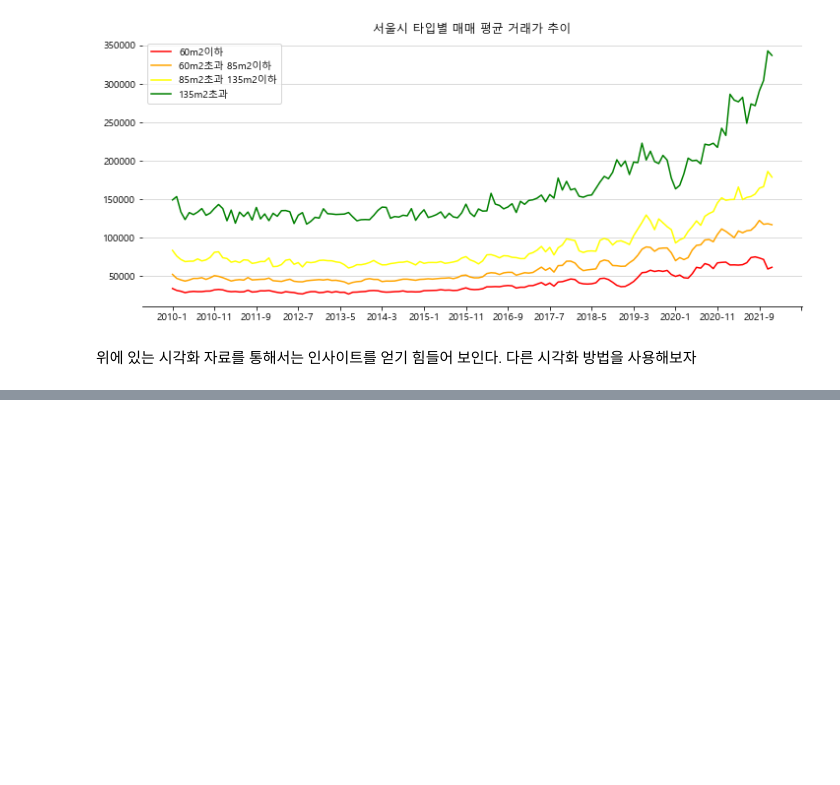
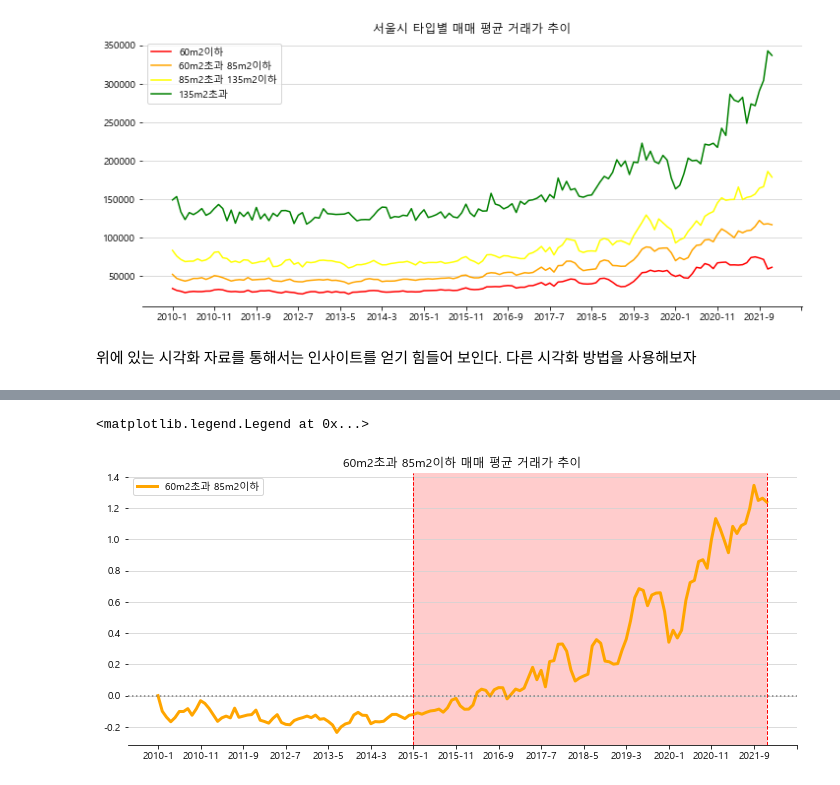
Before and after one commit to ljs7463/prop-tech, a Jupyter notebook: Real estate Analysis/분양가 상한제와 부동산 가격 분석.ipynb, the cells around one changed output, grey strips where cells are left out. Saved outputs shown, nothing was run; the diff lists cells and outputs as text; code cells hidden in the pictures; blank space fills up the shorter version.

```diff
--- a/Real estate Analysis/분양가 상한제와 부동산 가격 분석.ipynb
+++ b/Real estate Analysis/분양가 상한제와 부동산 가격 분석.ipynb
@@ -250,0 +166,26 @@ unsold = db.read_table(sql)
+# %%
+fig, ax = plt.subplots(figsize = (12, 5))
+ax.plot(df2['date'], df2['f0_'],c = 'orange',label = '60m2초과 85m2이하',linewidth = 3)
+
+# xticks개수 조절
+ax.xaxis.set_major_locator(MaxNLocator(16))
+
+# 그리드 추가
+ax.grid(axis="y", c="lightgray") # "axis = 'x'" 는 x축 세로선 grid생성
+
+# 필요없는 선 제거
+ax.spines[["left", "top", "right"]].set_visible(False)
+
+# 0점선
+ax.axhline(y=0, c="gray", ls=":")
+
+# 분양권 상한제 시점 표시
+ax.axvspan('2015-1', '2021-12', facecolor='red',alpha = 0.2)
+plt.axvline(x='2015-1', color='r', linestyle='--', linewidth=1)
+plt.axvline(x='2021-12', color='r', linestyle='--', linewidth=1)
+
+plt.title('60m2초과 85m2이하 매매 평균 거래가 추이')
+plt.legend()
+# %% [output]
+<matplotlib.legend.Legend at 0x...>
+[figure, added]
```
Also changed, not shown: parts of 21 cells of this notebook.
